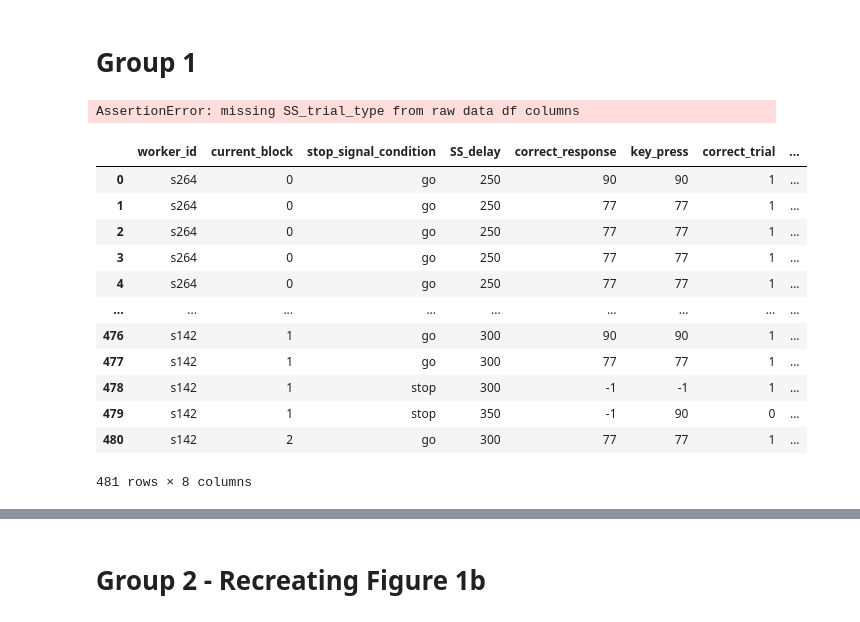
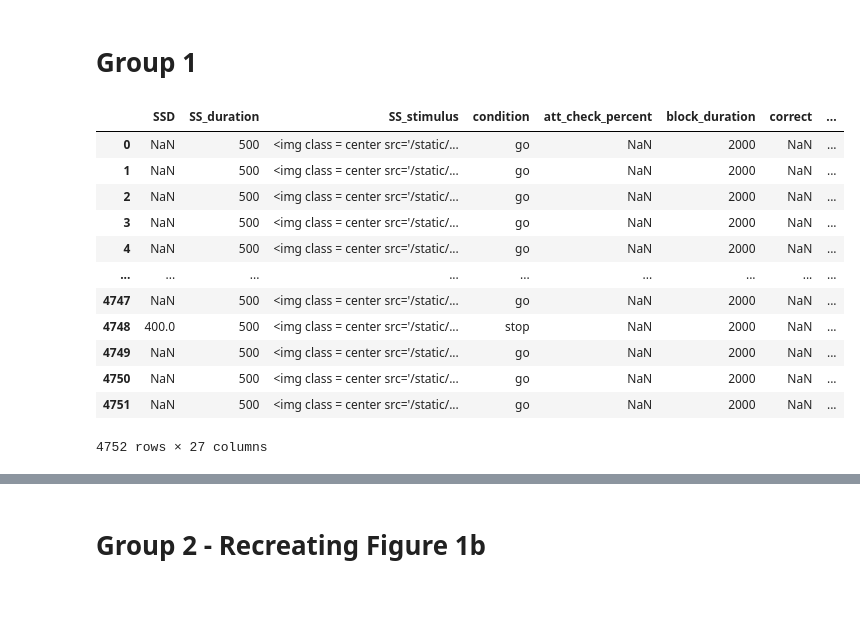
Before and after one commit to henrymj/stopsignalmetrics, a Jupyter notebook: examples/examples.ipynb, the cells around one changed output, grey strips where cells are left out. Cells and saved outputs as stored; diff of their text form; code cells hidden in the pictures.

Commit message:
specify column-keycode mappings, fix violations

```diff
--- a/examples/examples.ipynb
+++ b/examples/examples.ipynb
@@ -58,27 +58,22 @@ metrics
 # %% [markdown]
 # Group 1
 # %%
-group_file = '../stopsignalmetrics/data/example_mturk_group_minimal.csv'
+group_file = '../stopsignalmetrics/data/example_mturk_group.csv'
 group_df = pd.read_csv(group_file)
-# group_df = group_df.reset_index()
 
 cleaned_group = stop_data.fit_transform(group_df)
 cleaned_group
 # %% [output]
+|  | SSD | SS_duration | SS_stimulus | condition | att_check_percent | block_duration | correct | ... |
+| 0 | NaN | 500 | <img class = center src='/static/... | go | NaN | 2000 | NaN | ... |
+| 1 | NaN | 500 | <img class = center src='/static/... | go | NaN | 2000 | NaN | ... |
+| 2 | NaN | 500 | <img class = center src='/static/... | go | NaN | 2000 | NaN | ... |
+| 3 | NaN | 500 | <img class = center src='/static/... | go | NaN | 2000 | NaN | ... |
+| 4 | NaN | 500 | <img class = center src='/static/... | go | NaN | 2000 | NaN | ... |
+| ... | ... | ... | ... | ... | ... | ... | ... | ... |
+| 4747 | NaN | 500 | <img class = center src='/static/... | go | NaN | 2000 | NaN | ... |
+| 4748 | 400.0 | 500 | <img class = center src='/static/... | stop | NaN | 2000 | NaN | ... |
+| 4749 | NaN | 500 | <img class = center src='/static/... | go | NaN | 2000 | NaN | ... |
+| 4750 | NaN | 500 | <img class = center src='/static/... | go | NaN | 2000 | NaN | ... |
+| 4751 | NaN | 500 | <img class = center src='/static/... | go | NaN | 2000 | NaN | ... |
-AssertionError: missing SS_trial_type from raw data df columns
+4752 rows × 27 columns
-# %%
-group_df
-# %% [output]
-|  | worker_id | current_block | stop_signal_condition | SS_delay | correct_response | key_press | correct_trial | ... |
-| 0 | s264 | 0 | go | 250 | 90 | 90 | 1 | ... |
-| 1 | s264 | 0 | go | 250 | 77 | 77 | 1 | ... |
-| 2 | s264 | 0 | go | 250 | 77 | 77 | 1 | ... |
-| 3 | s264 | 0 | go | 250 | 77 | 77 | 1 | ... |
-| 4 | s264 | 0 | go | 250 | 77 | 77 | 1 | ... |
-| ... | ... | ... | ... | ... | ... | ... | ... | ... |
-| 476 | s142 | 1 | go | 300 | 90 | 90 | 1 | ... |
-| 477 | s142 | 1 | go | 300 | 77 | 77 | 1 | ... |
-| 478 | s142 | 1 | stop | 300 | -1 | -1 | 1 | ... |
-| 479 | s142 | 1 | stop | 350 | -1 | 90 | 0 | ... |
-| 480 | s142 | 2 | go | 300 | 77 | 77 | 1 | ... |
-481 rows × 8 columns
```
Also changed, not shown: parts of 15 cells of this notebook, 2 other files.
